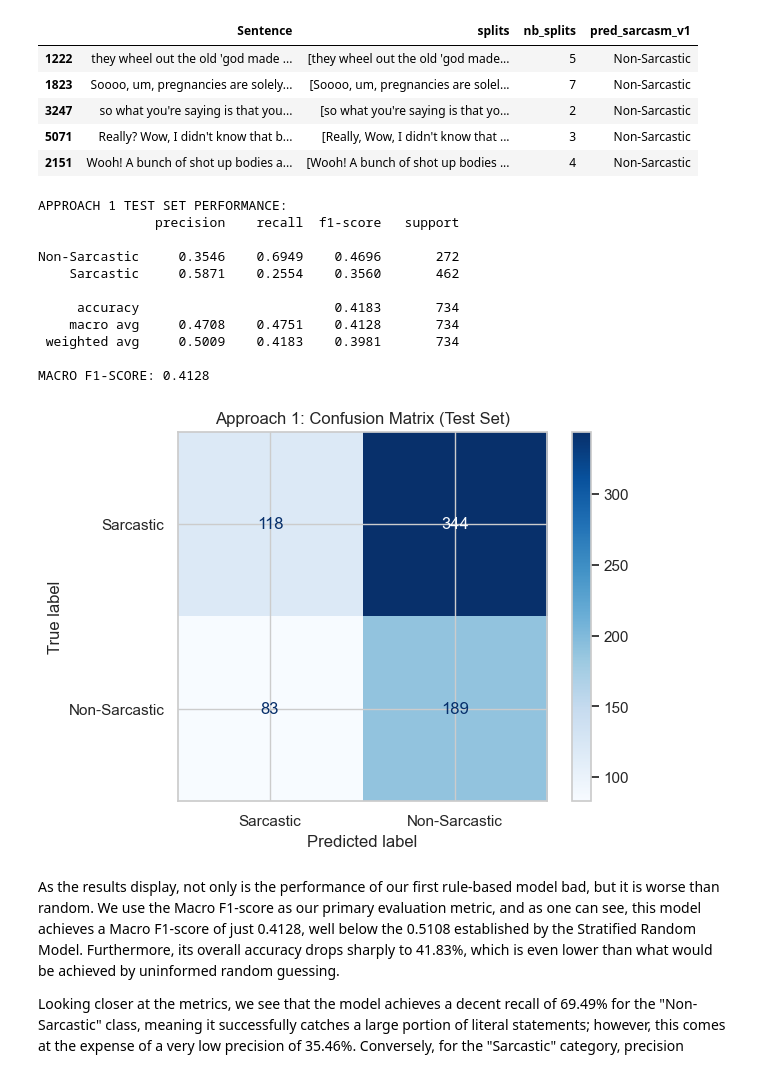
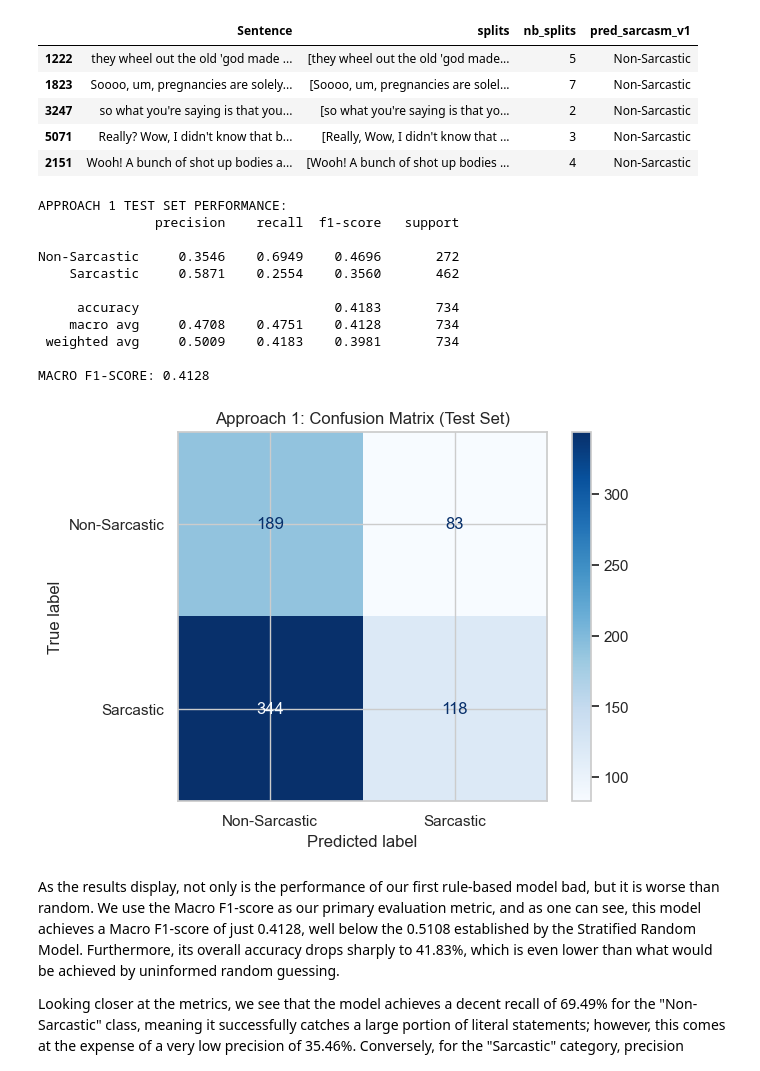
Before and after one commit to ericGutierrezM/sarcasm_text_classification, a Jupyter notebook: notebooks/part_1.ipynb, the cells around one changed output. Saved outputs shown, nothing was run; the diff lists cells and outputs as text; code cells hidden in the pictures.

```diff
--- a/notebooks/part_1.ipynb
+++ b/notebooks/part_1.ipynb
@@ -812,33 +812,33 @@ df_test[['Sentence', 'splits', 'nb_splits', 'pred_sarcasm_v1']].head(5)
 # %%
 # Extract true labels and predictions for the Test set
 y_true_test = y_test.values
 y_pred_test = df_test['pred_sarcasm_v1'].values
 
 print("APPROACH 1 TEST SET PERFORMANCE:")
 print(classification_report(y_true_test, y_pred_test, digits=4, zero_division=0))
 macro_f1_test = f1_score(y_true_test, y_pred_test, average='macro', zero_division=0)
 print(f"MACRO F1-SCORE: {macro_f1_test:.4f}")
-cm_test = confusion_matrix(y_true_test, y_pred_test, labels=['Sarcastic', 'Non-Sarcastic'])
+cm_test = confusion_matrix(y_true_test, y_pred_test, labels=['Non-Sarcastic', 'Sarcastic'])
 
 # Plot the confusion matrix
-disp = ConfusionMatrixDisplay(confusion_matrix=cm_test, display_labels=['Sarcastic', 'Non-Sarcastic'])
+disp = ConfusionMatrixDisplay(confusion_matrix=cm_test, display_labels=['Non-Sarcastic', 'Sarcastic'])
 disp.plot(cmap='Blues')
 
 plt.title("Approach 1: Confusion Matrix (Test Set)")
 plt.show()
 # %% [output]
 APPROACH 1 TEST SET PERFORMANCE:
                precision    recall  f1-score   support
 
 Non-Sarcastic     0.3546    0.6949    0.4696       272
     Sarcastic     0.5871    0.2554    0.3560       462
 
      accuracy                         0.4183       734
     macro avg     0.4708    0.4751    0.4128       734
  weighted avg     0.5009    0.4183    0.3981       734
 
 MACRO F1-SCORE: 0.4128
-[figure, old version]
+[figure, new version]
 # %% [markdown]
 As the results display, not only is the performance of our first rule-based model bad, but it is worse than random. We use the Macro F1-score as our primary evaluation metric, and as one can see, this model achieves a Macro F1-score of just 0.4128, well below the 0.5108 established by the Stratified Random Model. Furthermore, its overall accuracy drops sharply to 41.83%, which is even lower than what would be achieved by uninformed random guessing.
 
```
Also changed, not shown: parts of 19 cells of this notebook, 7 other files.
